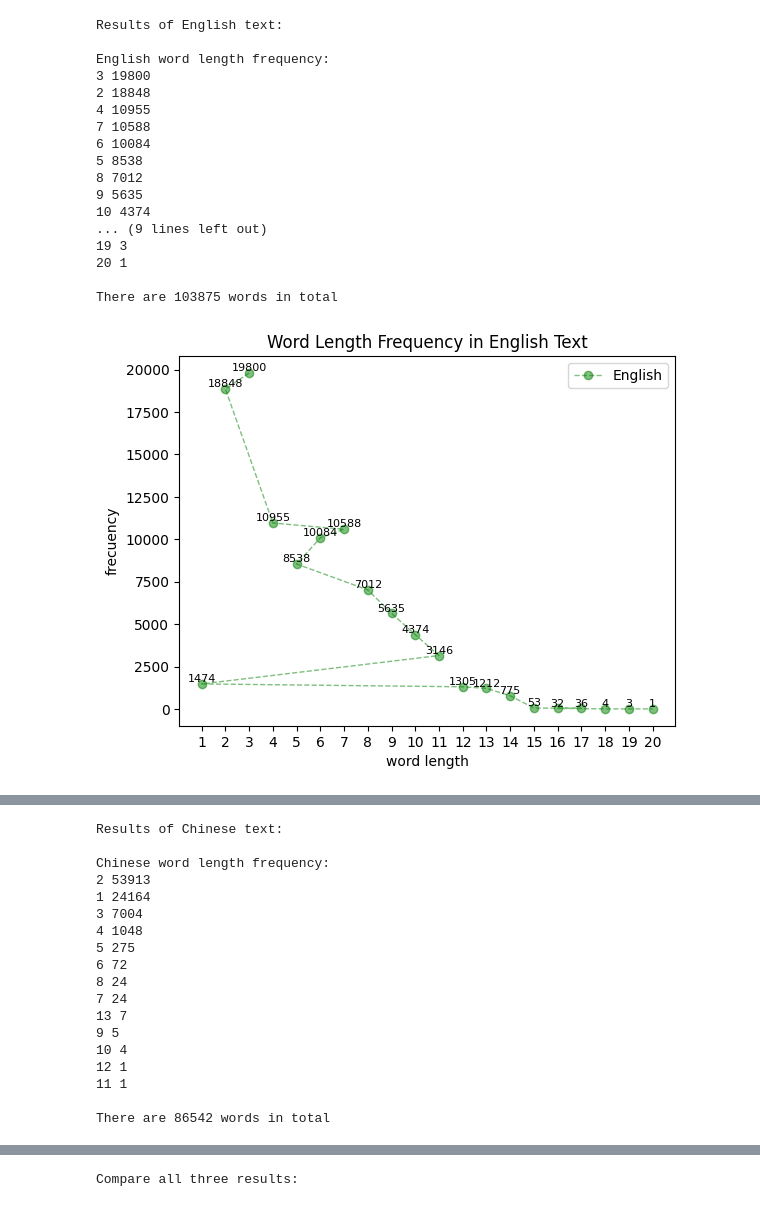
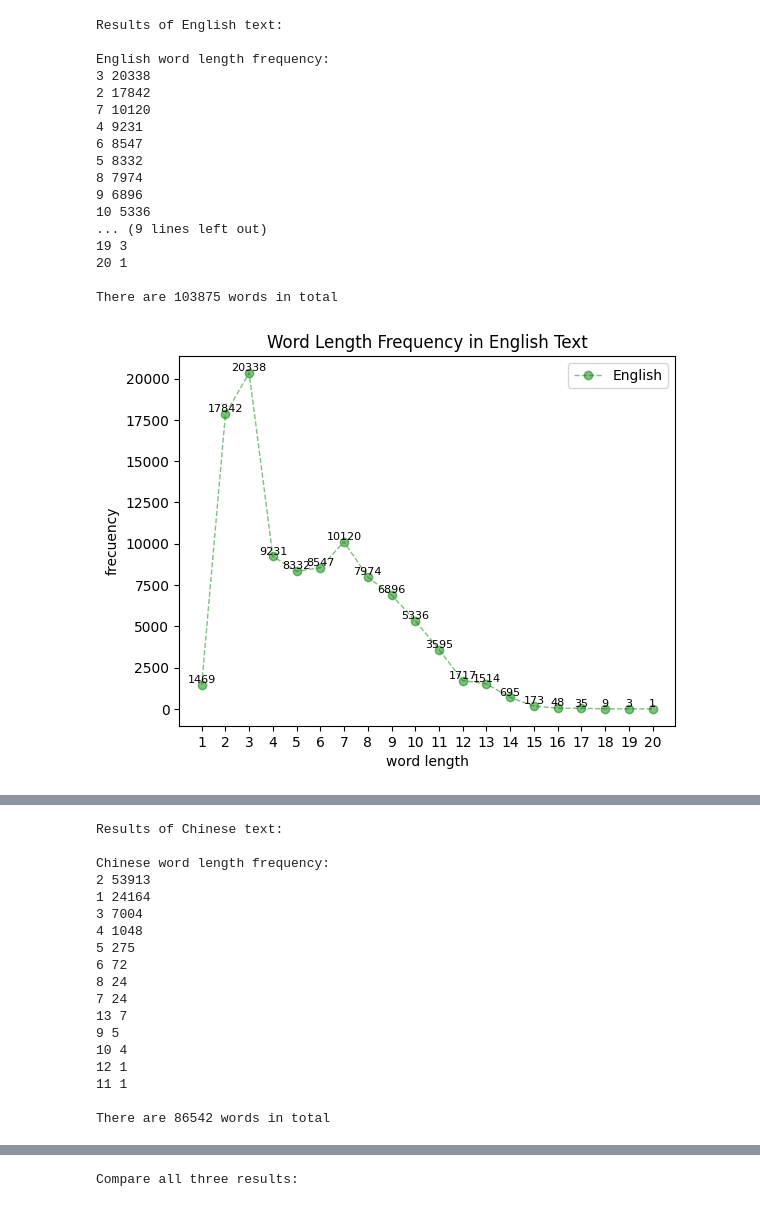
Before and after one commit to Panaxnotoginseng/Exercise-1-Xinyue, a Jupyter notebook: EX1_clean_code.ipynb, the cells around one changed output, grey strips where cells are left out. Drawn from its saved outputs; the diff is of its cells as text; code cells hidden in the pictures.

```diff
--- a/EX1_clean_code.ipynb
+++ b/EX1_clean_code.ipynb
@@ -8,9 +8,7 @@ en_text = open("en_text.txt", 'r', encoding = 'utf-8').read()  #open English tex
 import spacy
 nlp = spacy.load("en_core_web_sm")  #load English pipeline
 doc = nlp(en_text)  #tokenization
-lemmas = [token.lemma_
-               for token in doc
-               if not token.is_punct and not token.like_num] #lemmatization of words, rule out all punctuation and numbers
+clean_en = [token for token in doc if not token.is_punct and not token.like_num] #rule out all punctuation and numbers
 
 ##get the frecuency of each word length.
 
@@ -18,20 +16,21 @@ from nltk import FreqDist
 import operator
 from operator import itemgetter
 
-fdist_en = FreqDist([len(w) for w in lemmas]) #add the length of every word to a list, and get the frecuency of each length.
+fdist_en = FreqDist([len(w) for w in clean_en]) #add the length of every word to a list, and get the frecuency of each length.
 sort_list_en= dict(sorted(fdist_en.items(), key=operator.itemgetter(1), reverse = True)) #list the word length according to its frecuency, from the highest to the lowest.
 print('\n'+'Results of English text:','\n')
 print('English word length frequency:')
 for key, value in sort_list_en.items():
     print(key, value) #print the word length and its frequency in order.
 
-print('\n'+'There are',len(lemmas),'words in total','\n') #print the total number of words
+print('\n'+'There are',len(clean_en),'words in total','\n') #print the total number of words
 
 ##draw a diagram of word length and corresponding frequency
 
 import matplotlib.pyplot as plt
 import numpy as np
-A_en = list (sort_list_en.items ())
+
+A_en = sorted(fdist_en.items(), key=operator.itemgetter(0), reverse = False)  #sort the list of word length:frecuency according to word length
 B_en = []
 C_en = []
 for key, value in A_en:
@@ -105,7 +104,7 @@ print('\n'+'There are',len(doc2),'words in total','\n')  #print the total number
 
 ##draw a diagram of word length and corresponding frequency
 
-A_zh = list(sort_list_zh.items())
+A_zh = sorted(fdist_zh.items(), key=operator.itemgetter(0), reverse = False)  #sort the list of word length:frecuency according to word length
 B_zh = []
 C_zh = []
 i = 0
@@ -150,7 +149,7 @@ print('\n'+'There are',len(zh_words2),'words in total','\n')  #print the total n
 
 ##draw a diagram of word length and corresponding frequency comparing English results and two Chinese results.
 
-D_zh = list(sort_list_zh2.items())
+D_zh = sorted(fdist_zh2.items(), key=operator.itemgetter(0), reverse = False)  #sort the list of word length:frecuency according to word length
 E_zh = []
 F_zh = []
 i = 0
@@ -173,40 +172,40 @@ plt.ylabel('frecuency')#y axis label
 
 for a, b in zip(E_zh, F_zh):
     plt.text(a, b, b, ha='center', va='bottom', fontsize=8)
 
 plt.show()
 
 print('\n'+'Compare all three results:','\n')
 
 my_x_ticks_com = np.arange(0, 21, 1)
 plt.xticks(my_x_ticks_com)  #set the range and interval of ticks on x axis
 
 plt.plot(x_axis_data_zh, y_axis_data_zh, 'r*-', alpha=0.5, linewidth=1, label='Chinese (spacy)')  #Chinese word length distribution, segmented by spacy
 plt.plot(x_axis_data_zh2, y_axis_data_zh2, 'b*-', alpha=0.5, linewidth=1, label='Chinese (jieba)')  #Chinese word length distribution, segmented by jieba
 plt.plot(x_axis_data_en, y_axis_data_en, 'go-', alpha=0.5, linewidth=1, label='English (spacy)') #English word length distribution, segmented by spacy
 
 plt.legend()  #show legend
 plt.title('Word Length Frequency Comparison')  #set title
 plt.xlabel('word length') #x axis label
 plt.ylabel('frecuency')#y axis label
 
 plt.show()
 # %% [output]
 Results of English text:
 
 English word length frequency:
-3 19800
-2 18848
-4 10955
-7 10588
-6 10084
-5 8538
-8 7012
-9 5635
-10 4374
+3 20338
+2 17842
+7 10120
+4 9231
+6 8547
+5 8332
+8 7974
+9 6896
+10 5336
 ... (9 lines left out)
 19 3
 20 1
 
 There are 103875 words in total
-[figure, old version]
+[figure, new version]
```
Also changed, not shown: parts of 1 cell of this notebook.
